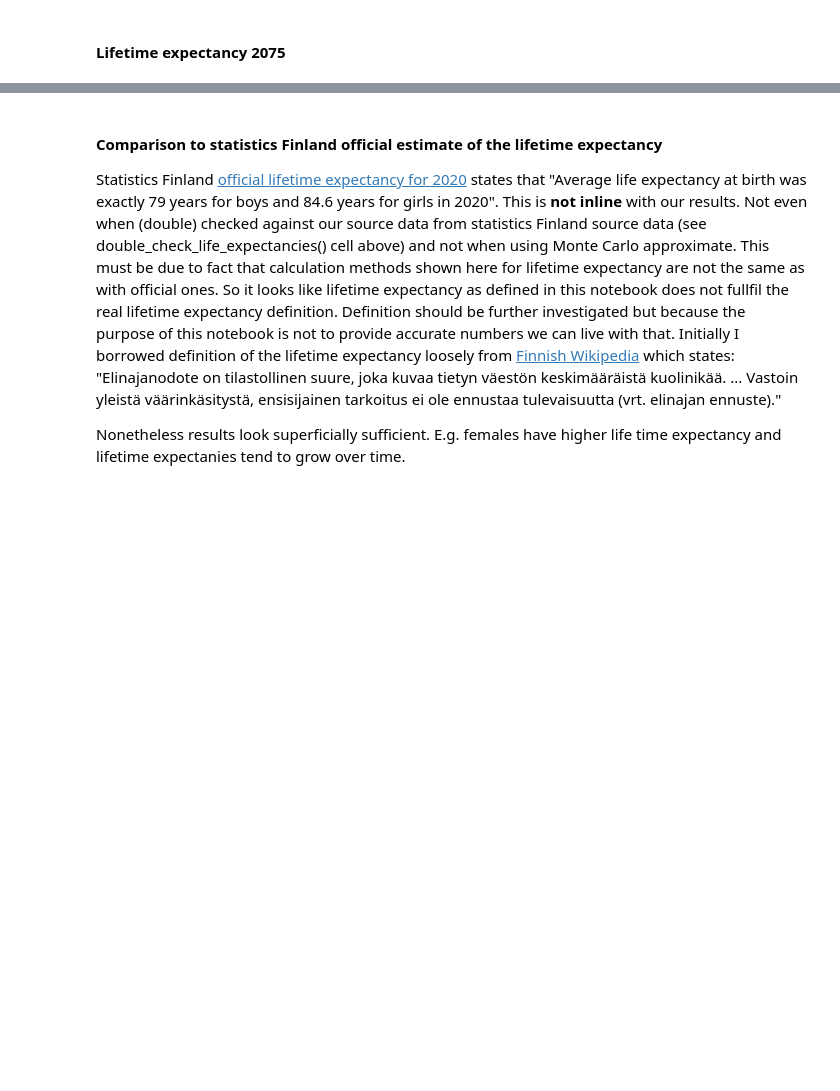
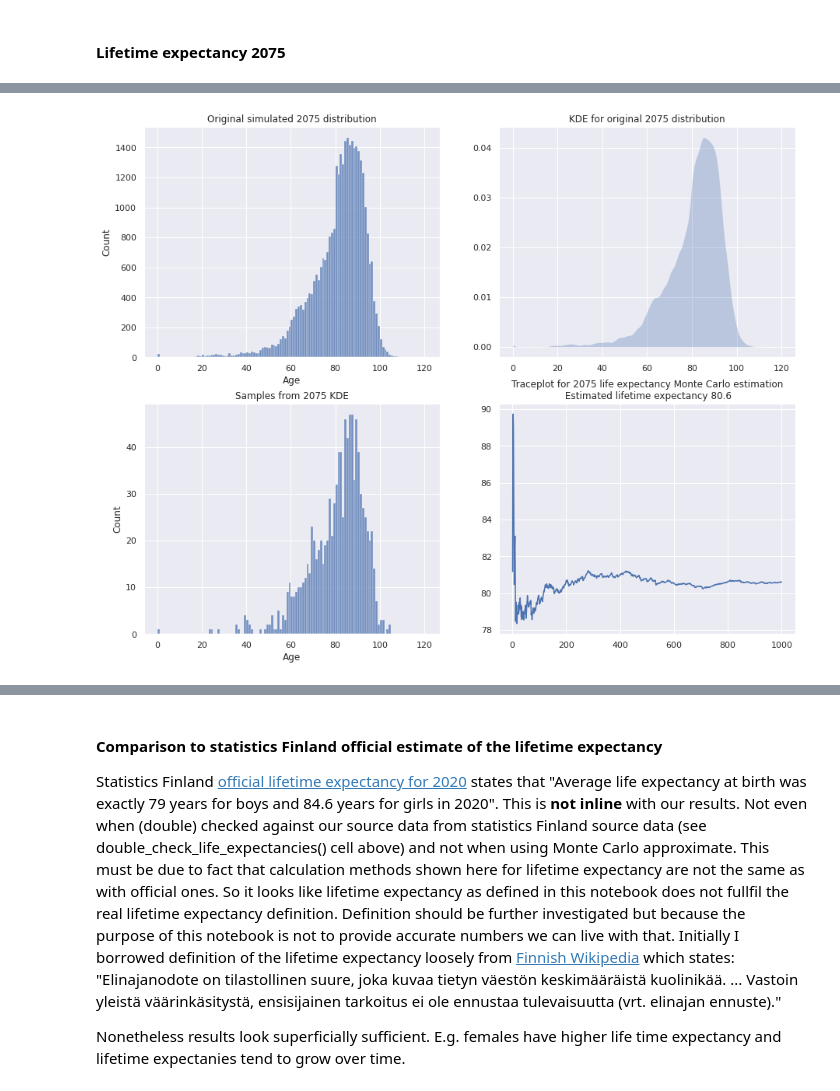
Before and after one commit to skupsala/population-simulation, a Jupyter notebook: notebooks/simulation.ipynb, the cells around one changed output, grey strips where cells are left out. Saved outputs shown, nothing was run; the diff lists cells and outputs as text; code cells hidden in the pictures; blank space fills up the shorter version.

```diff
--- a/notebooks/simulation.ipynb
+++ b/notebooks/simulation.ipynb
@@ -671,6 +742,9 @@ ValueError: Found array with 0 sample(s) (shape=(0, 1)) while a minimum of 1 is
 # %%
 # Males
-lifetime_expectancy_analysis(2075, 1)
+if 2075 <= Cfg.TARGET_YEAR:
+    lifetime_expectancy_analysis(2075, 1)
+# %% [output]
+[figure, added]
 # %%
 def double_check_life_expectancies():
     males = stats_lifetime_df[stats_lifetime_df['sex'] == 0]
```
Also changed, not shown: parts of 17 cells of this notebook, 2 other files.
